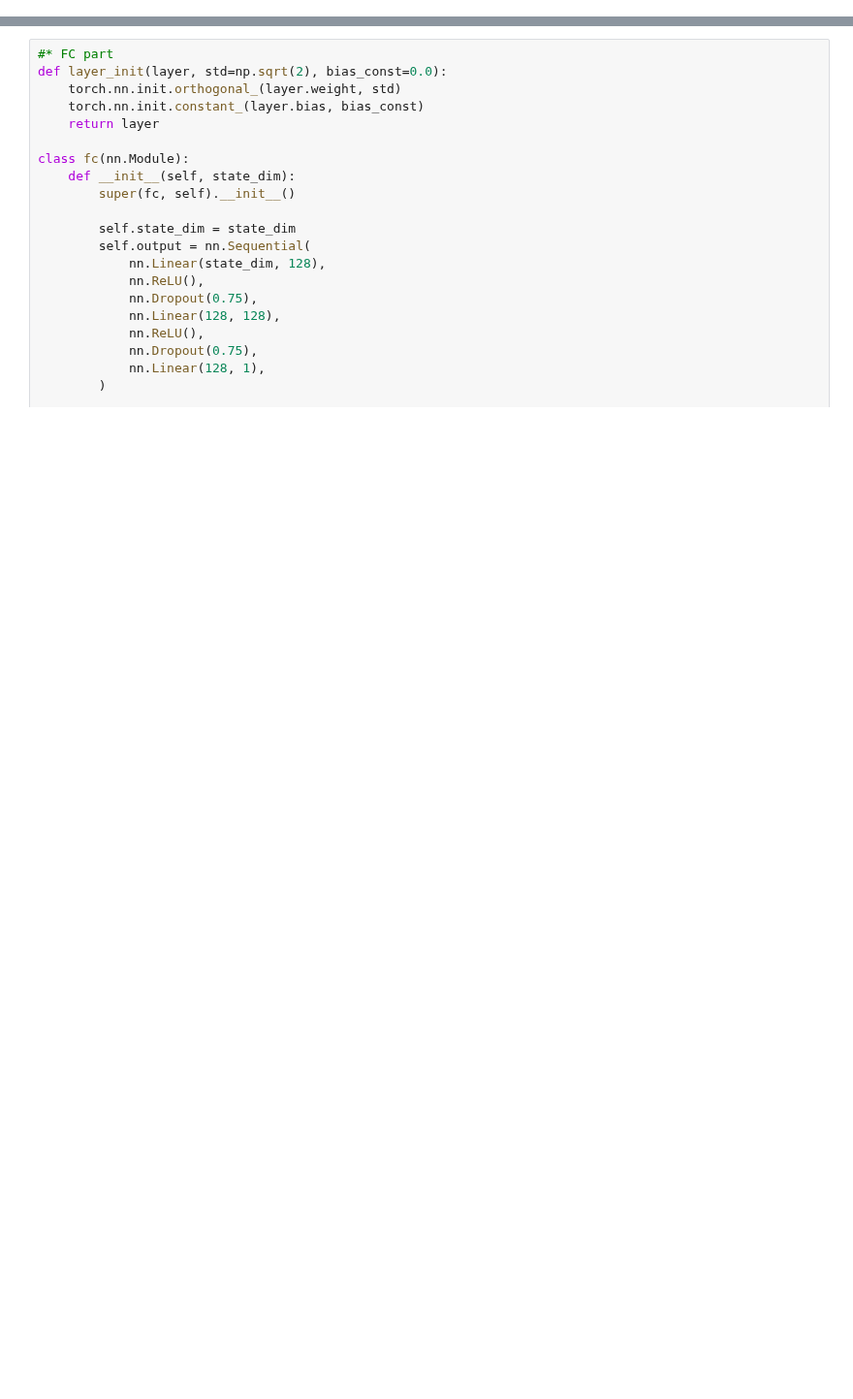
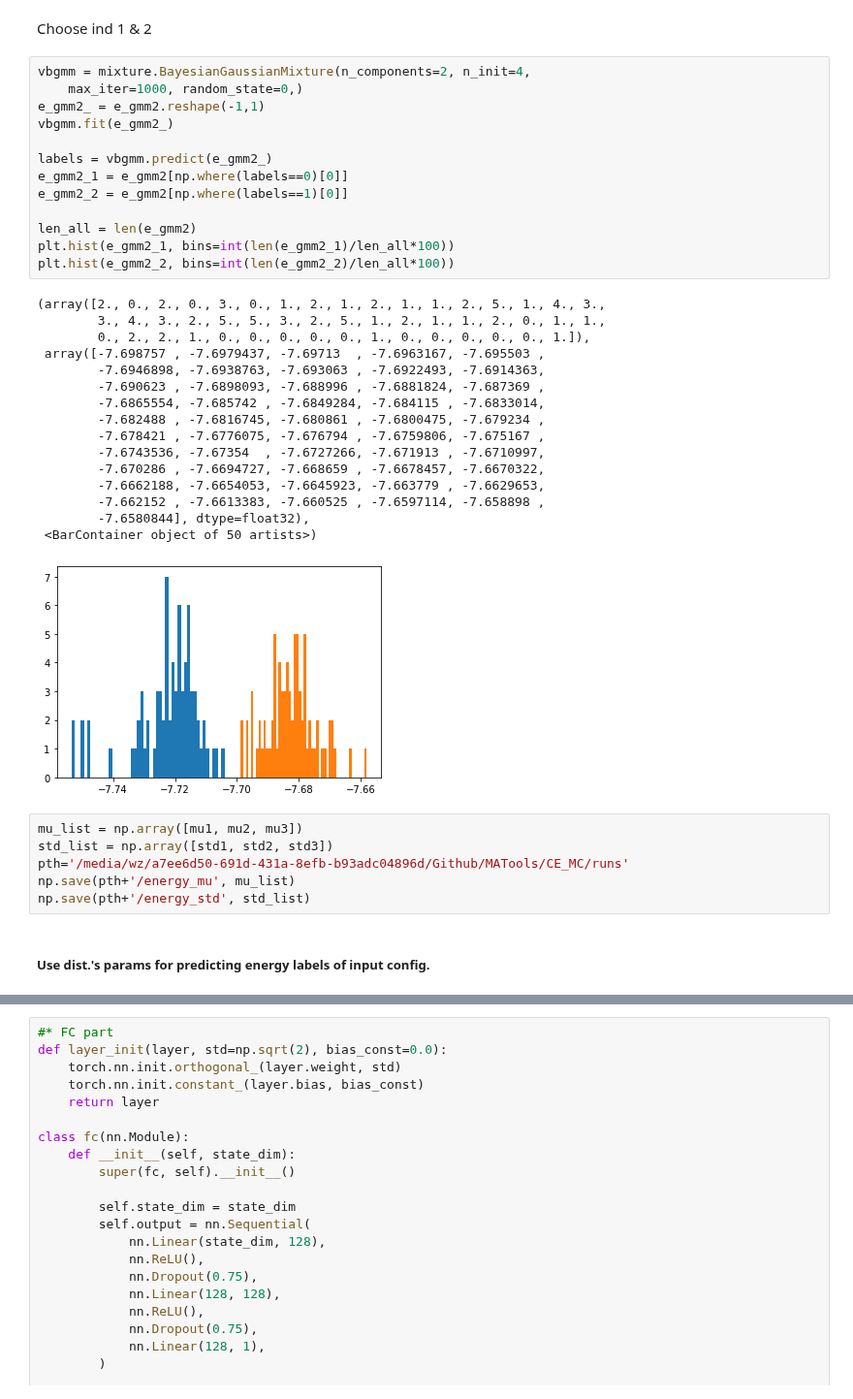
Before and after one commit to wzetto/MATools, a Jupyter notebook: CE_MC/cluster_nn_ce.ipynb, the cells around one changed output, grey strips where cells are left out. Shown at 97% size. Saved outputs shown, nothing was run; the diff lists cells and outputs as text; blank space fills up the shorter version.

```diff
--- a/CE_MC/cluster_nn_ce.ipynb
+++ b/CE_MC/cluster_nn_ce.ipynb
@@ -331,0 +395,40 @@ e_train, e_test, weight_train, weight_test = train_test_split(
+# %% [markdown]
+Choose ind 1 & 2
+# %%
+vbgmm = mixture.BayesianGaussianMixture(n_components=2, n_init=4,
+    max_iter=1000, random_state=0,)
+e_gmm2_ = e_gmm2.reshape(-1,1)
+vbgmm.fit(e_gmm2_)
+
+labels = vbgmm.predict(e_gmm2_)
+e_gmm2_1 = e_gmm2[np.where(labels==0)[0]]
+e_gmm2_2 = e_gmm2[np.where(labels==1)[0]]
+
+len_all = len(e_gmm2)
+plt.hist(e_gmm2_1, bins=int(len(e_gmm2_1)/len_all*100))
+plt.hist(e_gmm2_2, bins=int(len(e_gmm2_2)/len_all*100))
+# %% [output]
+(array([2., 0., 2., 0., 3., 0., 1., 2., 1., 2., 1., 1., 2., 5., 1., 4., 3.,
+        3., 4., 3., 2., 5., 5., 3., 2., 5., 1., 2., 1., 1., 2., 0., 1., 1.,
+        0., 2., 2., 1., 0., 0., 0., 0., 0., 1., 0., 0., 0., 0., 0., 1.]),
+ array([-7.698757 , -7.6979437, -7.69713  , -7.6963167, -7.695503 ,
+        -7.6946898, -7.6938763, -7.693063 , -7.6922493, -7.6914363,
+        -7.690623 , -7.6898093, -7.688996 , -7.6881824, -7.687369 ,
+        -7.6865554, -7.685742 , -7.6849284, -7.684115 , -7.6833014,
+        -7.682488 , -7.6816745, -7.680861 , -7.6800475, -7.679234 ,
+        -7.678421 , -7.6776075, -7.676794 , -7.6759806, -7.675167 ,
+        -7.6743536, -7.67354  , -7.6727266, -7.671913 , -7.6710997,
+        -7.670286 , -7.6694727, -7.668659 , -7.6678457, -7.6670322,
+        -7.6662188, -7.6654053, -7.6645923, -7.663779 , -7.6629653,
+        -7.662152 , -7.6613383, -7.660525 , -7.6597114, -7.658898 ,
+        -7.6580844], dtype=float32),
+ <BarContainer object of 50 artists>)
+[figure, added]
+# %%
+mu_list = np.array([mu1, mu2, mu3])
+std_list = np.array([std1, std2, std3])
+pth='/media/wz/a7ee6d50-691d-431a-8efb-b93adc04896d/Github/MATools/CE_MC/runs'
+np.save(pth+'/energy_mu', mu_list)
+np.save(pth+'/energy_std', std_list)
+# %% [markdown]
+##### Use dist.'s params for predicting energy labels of input config.
```
Also changed, not shown: parts of 29 cells of this notebook, 14 other files.
